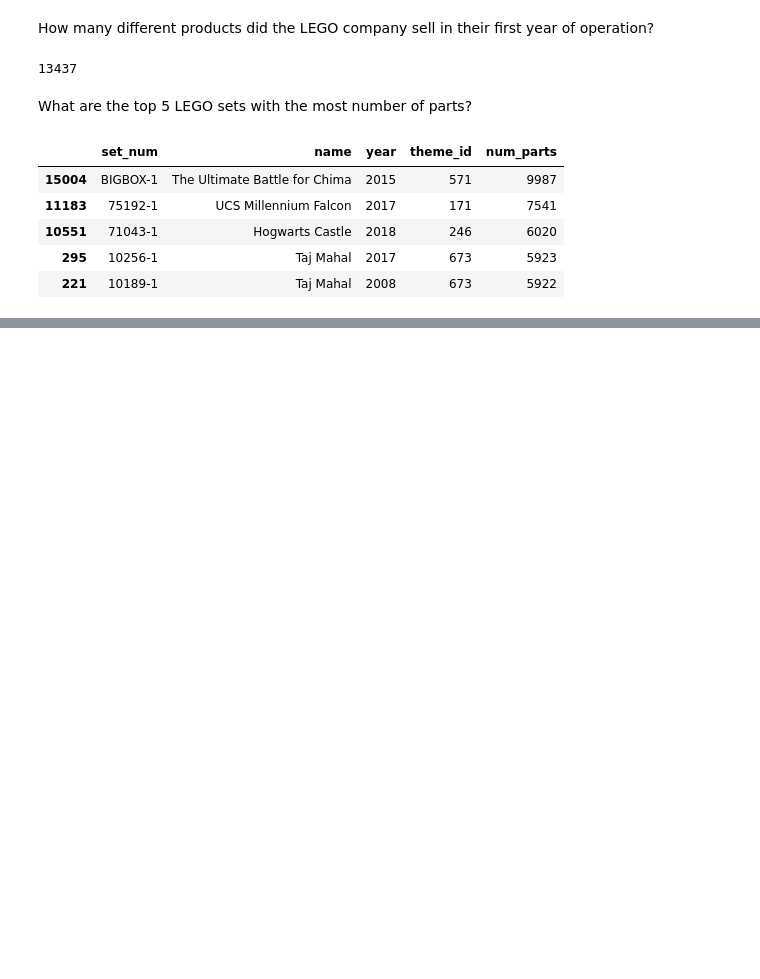
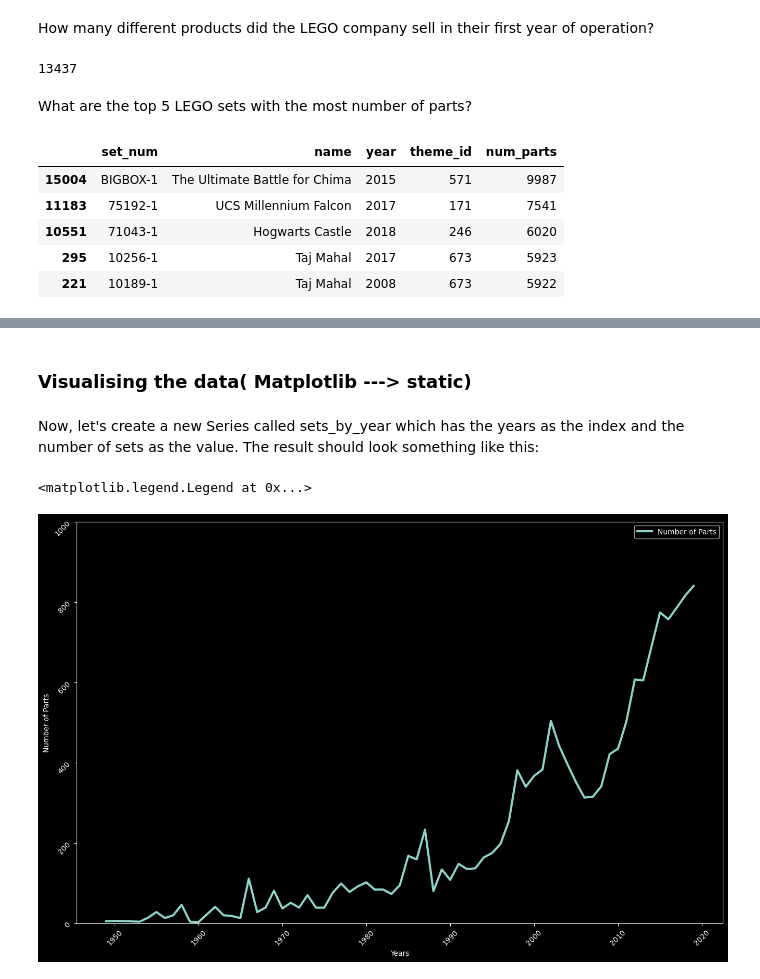
Before and after one commit to shane-221/Python_Basics, a Jupyter notebook: 09_Advanced-Data_Analysis(Pandas-Plotly-Seaborn)/74_Day_74_Advanced_Functions_pandas/main.ipynb, the cells around one changed output, grey strips where cells are left out. Drawn from its saved outputs; the diff is of its cells as text; code cells hidden in the pictures; blank space fills up the shorter version.

Commit message:
Day 74 Completed until scatter plots

```diff
--- a/09_Advanced-Data_Analysis(Pandas-Plotly-Seaborn)/74_Day_74_Advanced_Functions_pandas/main.ipynb
+++ b/09_Advanced-Data_Analysis(Pandas-Plotly-Seaborn)/74_Day_74_Advanced_Functions_pandas/main.ipynb
@@ -113,0 +127,2 @@ _
+# %% [markdown]
+### Visualising the data( Matplotlib ---> static)
@@ -113,0 +131,28 @@ _
+# %% [markdown]
+Now, let's create a new Series called sets_by_year which has the years as the index and the number of sets as the value. The result should look something like this:
+# %%
+sets_by_year = sets_df.groupby("year").count()
+sets_by_year.head()
+
+
+# Visualising the data
+    # Sizing of the graph
+plt.figure(figsize= (16, 10))
+plt.xticks(fontsize= 10, rotation = 45 )
+plt.yticks(fontsize= 10, rotation = 45 )
+
+    # Drawing the graph
+plt.plot(sets_by_year.index[: -2],
+         sets_by_year["num_parts"][: -2],
+         linewidth = 3,
+         label = "Number of Parts")
+
+
+    # Final labels
+plt.xlabel("Years", fontsize = 10)
+plt.ylabel("Number of Parts", fontsize = 10)
+plt.ylim(0, 1000)
+plt.legend(fontsize = 10)
+# %% [output]
+<matplotlib.legend.Legend at 0x...>
+[figure, added]
```
Also changed, not shown: parts of 9 cells of this notebook.
